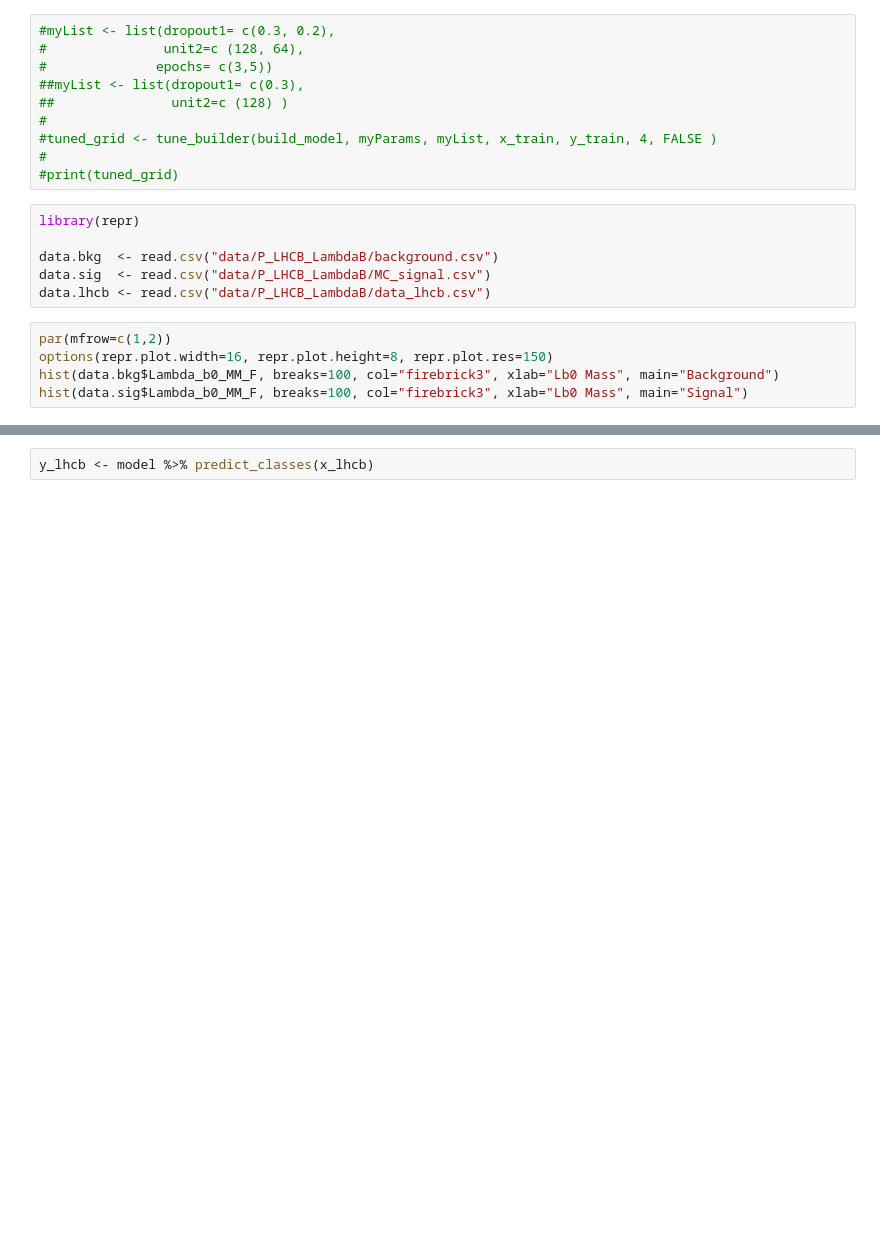
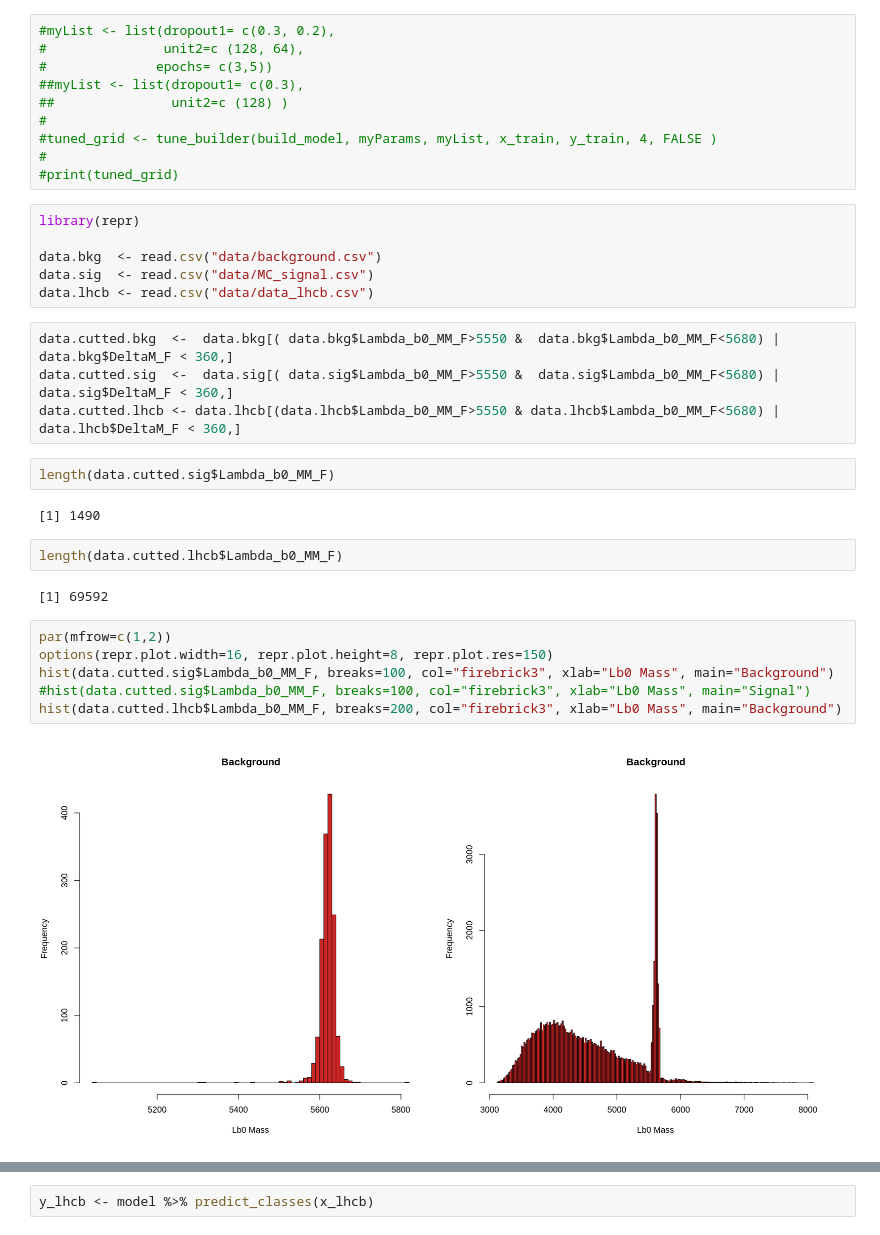
Before and after one commit to mastrovalentz/Adv_Stat_Final_Project, a Jupyter notebook: Tuner_Rocco.ipynb, the cells around one changed output, grey strips where cells are left out. Drawn from its saved outputs; the diff is of its cells as text; blank space fills up the shorter version.

```diff
--- a/Tuner_Rocco.ipynb
+++ b/Tuner_Rocco.ipynb
@@ -110,11 +107,26 @@ tune_builder <- function(builder, par_default, par_list, x, y, cv=4, verbose=FAL
 # %%
 library(repr)
 
-data.bkg  <- read.csv("data/P_LHCB_LambdaB/background.csv")
-data.sig  <- read.csv("data/P_LHCB_LambdaB/MC_signal.csv")
-data.lhcb <- read.csv("data/P_LHCB_LambdaB/data_lhcb.csv")
+data.bkg  <- read.csv("data/background.csv")
+data.sig  <- read.csv("data/MC_signal.csv")
+data.lhcb <- read.csv("data/data_lhcb.csv")
+# %%
+data.cutted.bkg  <-  data.bkg[( data.bkg$Lambda_b0_MM_F>5550 &  data.bkg$Lambda_b0_MM_F<5680) |  data.bkg$DeltaM_F < 360,]
+data.cutted.sig  <-  data.sig[( data.sig$Lambda_b0_MM_F>5550 &  data.sig$Lambda_b0_MM_F<5680) |  data.sig$DeltaM_F < 360,]
+data.cutted.lhcb <- data.lhcb[(data.lhcb$Lambda_b0_MM_F>5550 & data.lhcb$Lambda_b0_MM_F<5680) | data.lhcb$DeltaM_F < 360,]
+# %%
+length(data.cutted.sig$Lambda_b0_MM_F)
+# %% [output]
+[1] 1490
+# %%
+length(data.cutted.lhcb$Lambda_b0_MM_F)
+# %% [output]
+[1] 69592
 # %%
 par(mfrow=c(1,2))
 options(repr.plot.width=16, repr.plot.height=8, repr.plot.res=150)
-hist(data.bkg$Lambda_b0_MM_F, breaks=100, col="firebrick3", xlab="Lb0 Mass", main="Background")
-hist(data.sig$Lambda_b0_MM_F, breaks=100, col="firebrick3", xlab="Lb0 Mass", main="Signal")
+hist(data.cutted.sig$Lambda_b0_MM_F, breaks=100, col="firebrick3", xlab="Lb0 Mass", main="Background")
+#hist(data.cutted.sig$Lambda_b0_MM_F, breaks=100, col="firebrick3", xlab="Lb0 Mass", main="Signal")
+hist(data.cutted.lhcb$Lambda_b0_MM_F, breaks=200, col="firebrick3", xlab="Lb0 Mass", main="Background")
+# %% [output]
+[figure, added]
```
Also changed, not shown: parts of 10 cells of this notebook, 2 other files.
